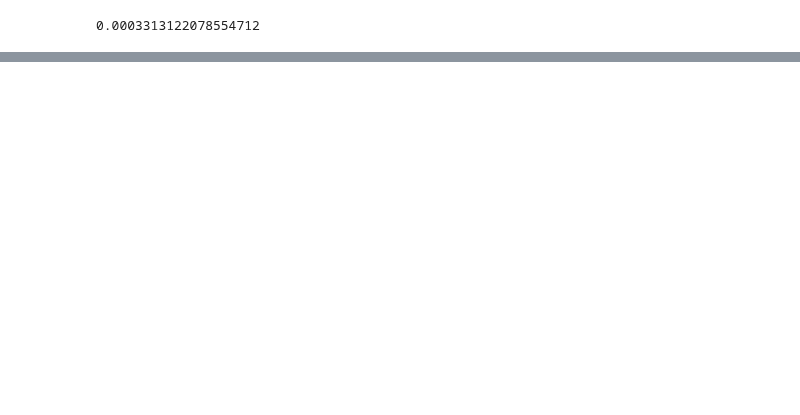
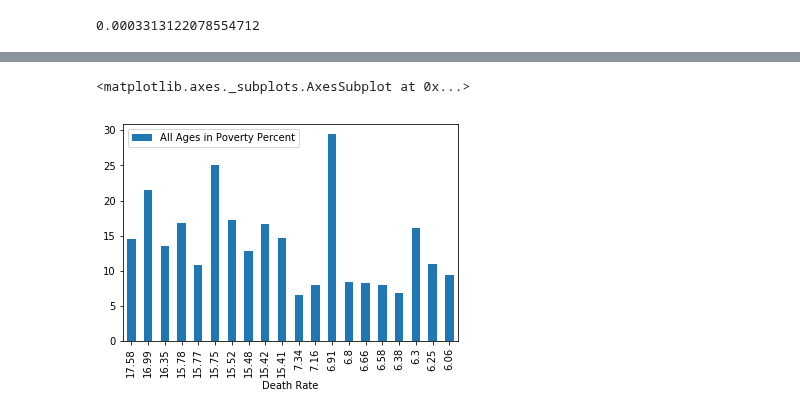
Before and after one commit to jasminajovanovic/IMR, a Jupyter notebook: Poverty.ipynb, the cells around one changed output, grey strips where cells are left out. Drawn from its saved outputs; the diff is of its cells as text; code cells hidden in the pictures; blank space fills up the shorter version.

```diff
--- a/Poverty.ipynb
+++ b/Poverty.ipynb
@@ -384,3 +384,6 @@ plt.show()
 p_value
 # %% [output]
 0.0003313122078554712
+# %%
+#Start new analysis on top ten and bottom ten african american counties regarding death rate
+AfricanAmerican20 = pd.read_csv("AfricanAmerican20.csv")
@@ -386,0 +410,6 @@ p_value
+# %%
+AfricanAmerican20 = AfricanAmerican20.rename(columns={"County Code": "County ID"})
+# %%
+african_merge = pd.merge(AfricanAmerican20, merge_group, on="County ID", how="left")
+# %%
+african_merge = african_merge[["County ID","Death Rate","All Ages in Poverty Percent"]]
@@ -386,0 +439,5 @@ p_value
+# %%
+african_merge.set_index("County ID").plot.bar("Death Rate")
+# %% [output]
+<matplotlib.axes._subplots.AxesSubplot at 0x...>
+[figure, added]
```
Also changed, not shown: parts of 14 cells of this notebook.
